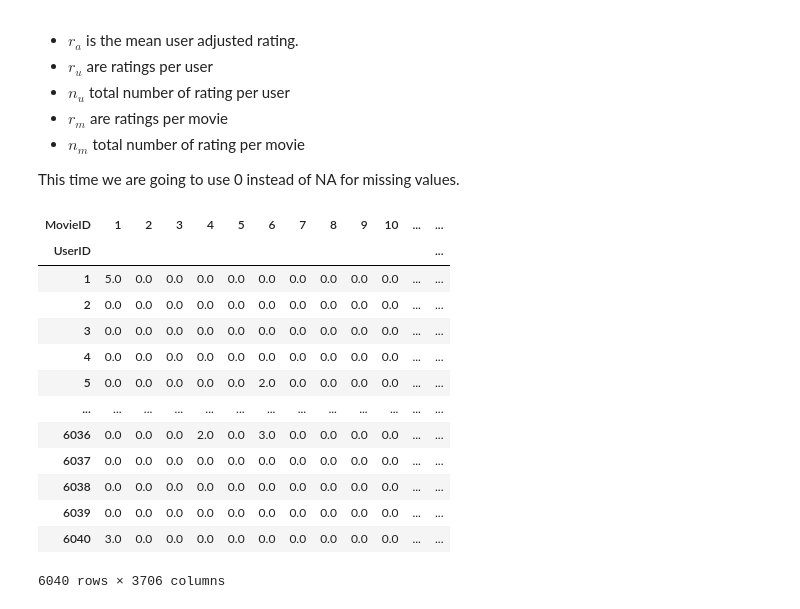
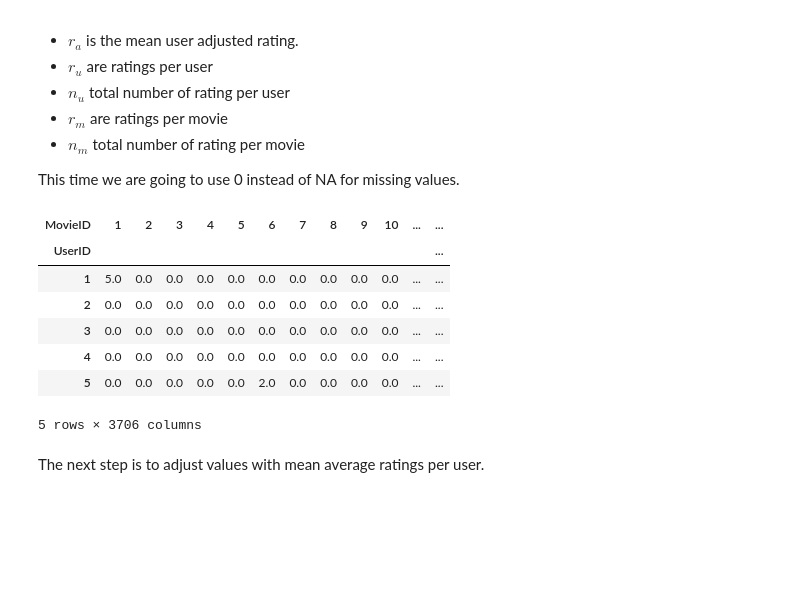
Before and after one commit to oorona/MovieRecommender, a Jupyter notebook: dataanalysis/DataProcessing.ipynb, the cells around one changed output. Drawn from its saved outputs; the diff is of its cells as text; code cells hidden in the pictures; blank space fills up the shorter version.

```diff
--- a/dataanalysis/DataProcessing.ipynb
+++ b/dataanalysis/DataProcessing.ipynb
@@ -425,22 +425,18 @@ This time we are going to use 0 instead of NA for missing values.
 # %%
 ratings_movies = ratingsraw.pivot(index = 'UserID', columns ='MovieID', values = 'Rating')
 ratings_movies =ratings_movies.fillna(0)
-ratings_movies
+ratings_movies.head()
 # %% [output]
 | MovieID | 1 | 2 | 3 | 4 | 5 | 6 | 7 | 8 | 9 | 10 | ... | ... |
 | UserID |  |  |  |  |  |  |  |  |  |  |  | ... |
 | 1 | 5.0 | 0.0 | 0.0 | 0.0 | 0.0 | 0.0 | 0.0 | 0.0 | 0.0 | 0.0 | ... | ... |
 | 2 | 0.0 | 0.0 | 0.0 | 0.0 | 0.0 | 0.0 | 0.0 | 0.0 | 0.0 | 0.0 | ... | ... |
 | 3 | 0.0 | 0.0 | 0.0 | 0.0 | 0.0 | 0.0 | 0.0 | 0.0 | 0.0 | 0.0 | ... | ... |
 | 4 | 0.0 | 0.0 | 0.0 | 0.0 | 0.0 | 0.0 | 0.0 | 0.0 | 0.0 | 0.0 | ... | ... |
 | 5 | 0.0 | 0.0 | 0.0 | 0.0 | 0.0 | 2.0 | 0.0 | 0.0 | 0.0 | 0.0 | ... | ... |
-| ... | ... | ... | ... | ... | ... | ... | ... | ... | ... | ... | ... | ... |
-| 6036 | 0.0 | 0.0 | 0.0 | 2.0 | 0.0 | 3.0 | 0.0 | 0.0 | 0.0 | 0.0 | ... | ... |
-| 6037 | 0.0 | 0.0 | 0.0 | 0.0 | 0.0 | 0.0 | 0.0 | 0.0 | 0.0 | 0.0 | ... | ... |
-| 6038 | 0.0 | 0.0 | 0.0 | 0.0 | 0.0 | 0.0 | 0.0 | 0.0 | 0.0 | 0.0 | ... | ... |
-| 6039 | 0.0 | 0.0 | 0.0 | 0.0 | 0.0 | 0.0 | 0.0 | 0.0 | 0.0 | 0.0 | ... | ... |
-| 6040 | 3.0 | 0.0 | 0.0 | 0.0 | 0.0 | 0.0 | 0.0 | 0.0 | 0.0 | 0.0 | ... | ... |
-6040 rows × 3706 columns
+5 rows × 3706 columns
+# %% [markdown]
+The next step is to adjust values with mean average ratings per user.
 # %%
 ratings_matrix = ratings_movies.to_numpy()
 ratings_user_mean = np.mean(ratings_matrix, axis = 1)
```
Also changed, not shown: parts of 16 cells of this notebook, 13 other files.
